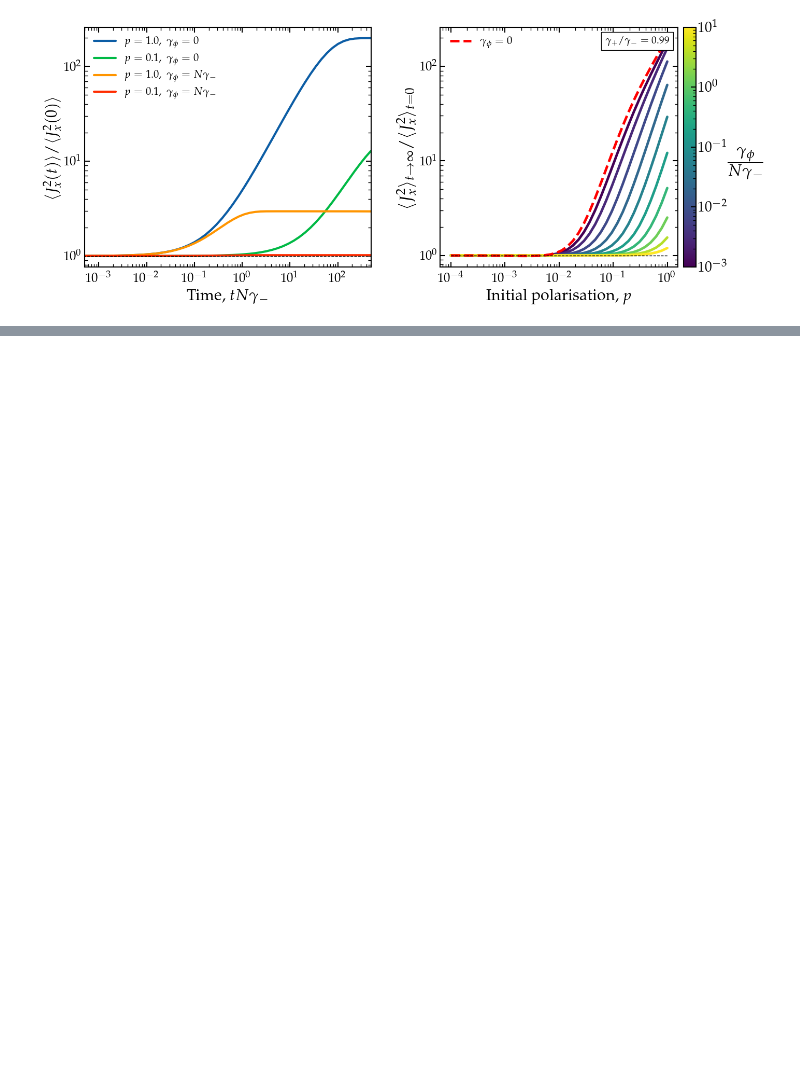
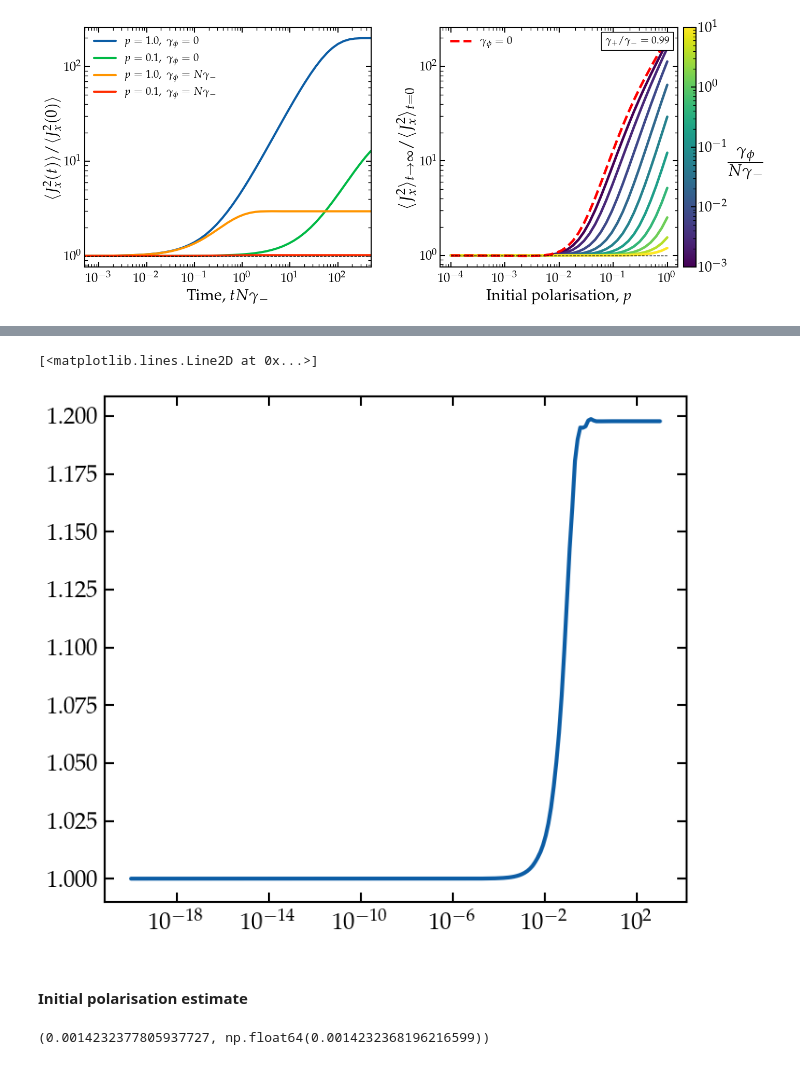
Before and after one commit to gpierobon/pyOpenNu, a Jupyter notebook: notebooks/Polarisation.ipynb, the cells around one changed output, grey strips where cells are left out. Drawn from its saved outputs; the diff is of its cells as text; code cells hidden in the pictures; blank space fills up the shorter version.

```diff
--- a/notebooks/Polarisation.ipynb
+++ b/notebooks/Polarisation.ipynb
@@ -107,0 +176,21 @@ fig.savefig(main_dir+'plots/polarisation.pdf', bbox_inches='tight')
+# %%
+t2, _, _, j2, _ = on.solve2nd(N, state='G', gp_ratio=0.99, gd_ratio=N*de, p_init=1, ti=1e-20)
+plt.semilogx(t2, j2/N*4)
+# %% [output]
+[<matplotlib.lines.Line2D at 0x...>]
+[figure, added]
+# %% [markdown]
+#### Initial polarisation estimate
+# %%
+B = 10 # T
+T = 4 # K
+hbar = 1.055e-34 # J s
+gy = 7.4521e7 # rad s^-1 T^-1
+kB = 1.381e-23 # J K^-1
+
+E = gy*hbar*B
+x = E/(kB*T)
+p = np.tanh(x)
+x,p
+# %% [output]
+(0.0014232377805937727, np.float64(0.0014232368196216599))
```
Also changed, not shown: parts of 8 cells of this notebook, 3 other files.
